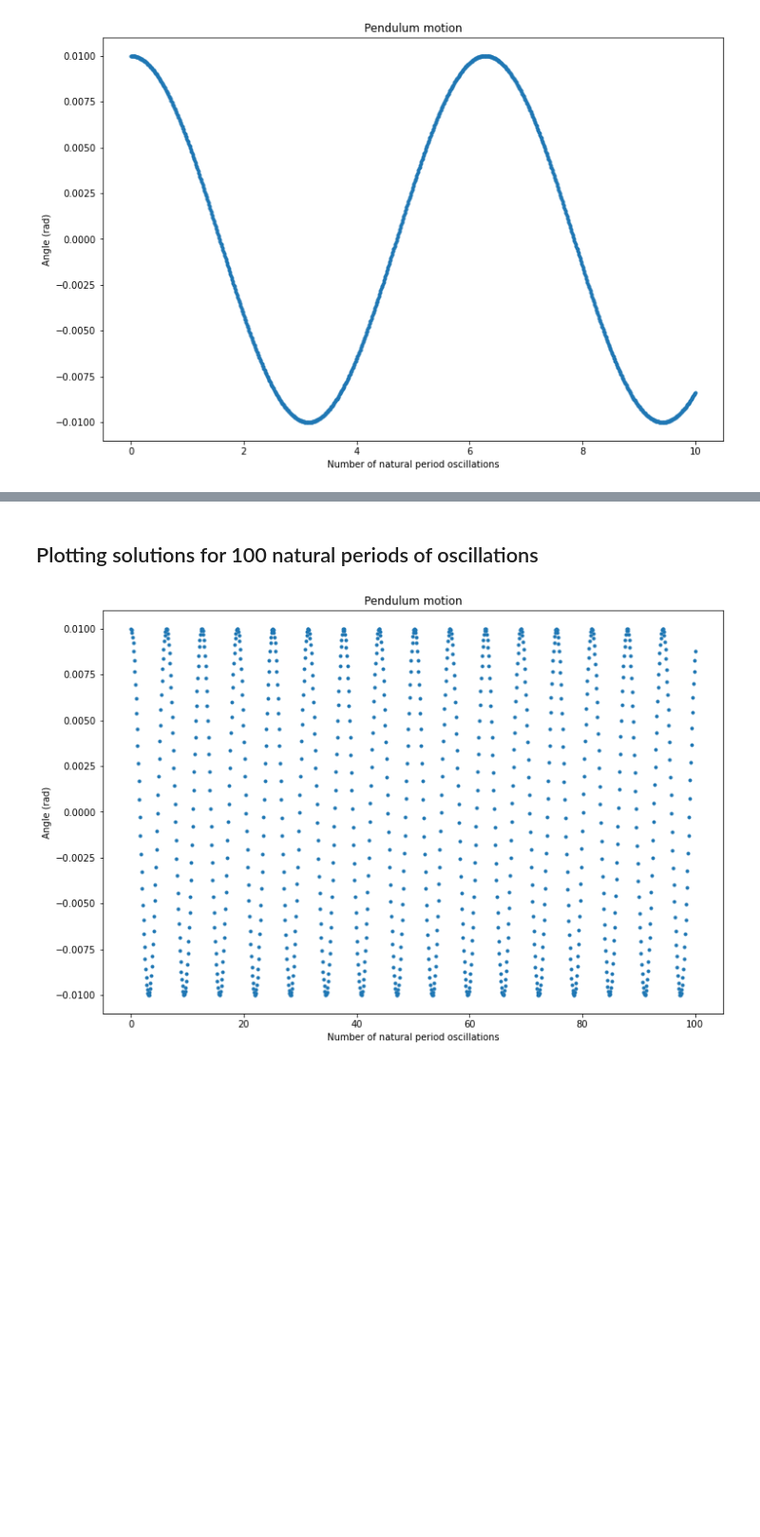
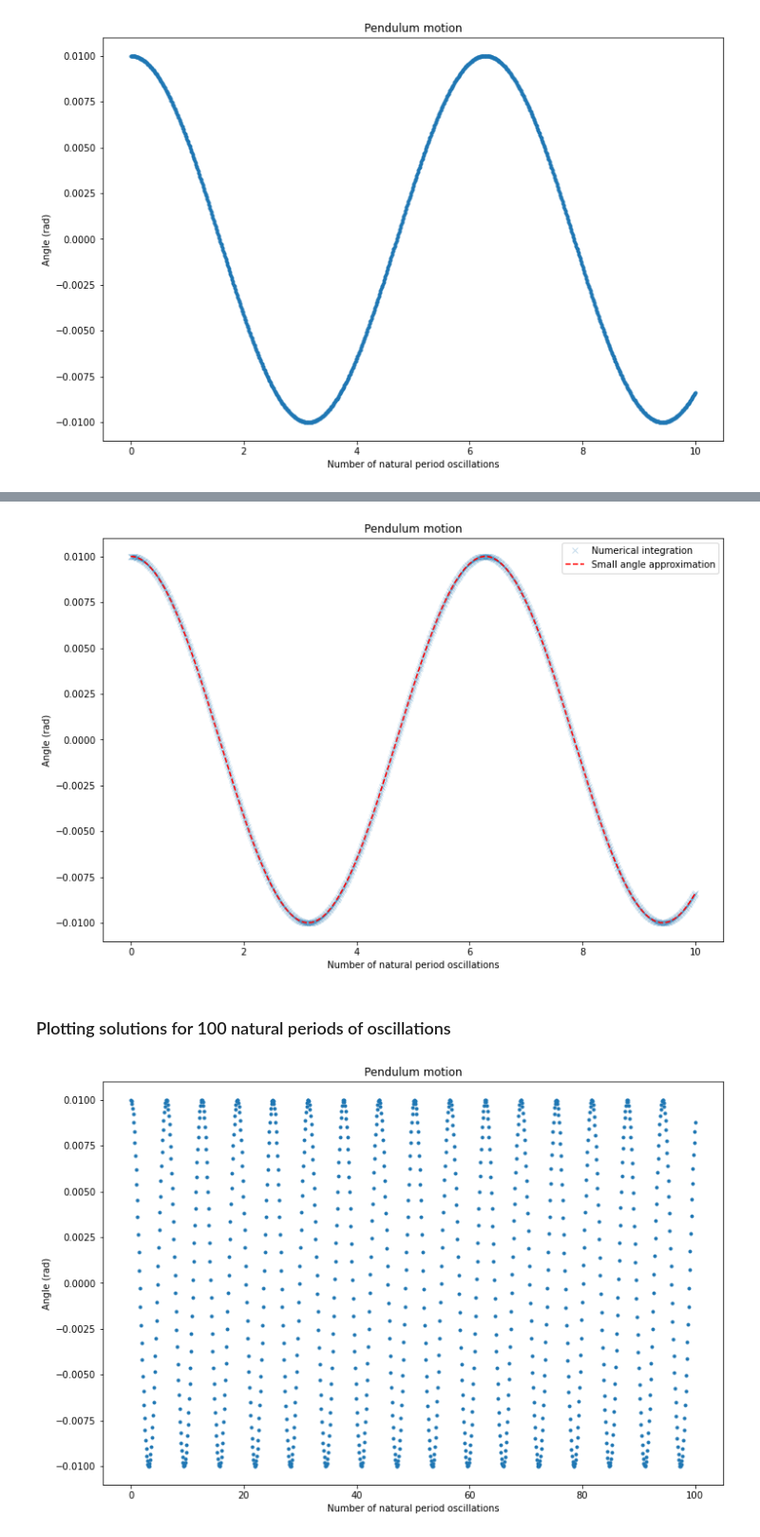
Before and after one commit to hsuchungchuan/Part-II-Computational-Physics, a Jupyter notebook: Exercise1_TheDrivenPendulum.ipynb, the cells around one changed output, grey strips where cells are left out. Shown: that part at 95% size. Drawn from its saved outputs; the diff is of its cells as text; code cells hidden in the pictures; blank space fills up the shorter version.

```diff
--- a/Exercise1_TheDrivenPendulum.ipynb
+++ b/Exercise1_TheDrivenPendulum.ipynb
@@ -73,5 +87,27 @@ plt.title('Pendulum motion');
+# %%
+## Plot the above but overlay with small angle approximations.
+
+# Plot out the time space
+t = np.linspace(0, 10, 1000)
+
+# Obtain the motion of the pendulum using numerical integration
+theta, omega = pendulum_motion.sol(t)
+
+# Obtain the motion of the pendulum using small angle approximation
+theta_small = theta0 * np.cos(np.sqrt(g/l) * t)
+
+# Plot both on the same plot
+plt.figure(figsize=(12, 8))
+plt.plot(t, theta, 'x', label='Numerical integration',alpha=0.25)
+plt.plot(t, theta_small, 'r--', label='Small angle approximation')
+plt.xlabel('Number of natural period oscillations')
+plt.ylabel('Angle (rad)')
+plt.legend()
+plt.title('Pendulum motion');
+# %% [output]
+[figure, added]
 # %% [markdown]
-## Plotting solutions for 100 natural periods of oscillations
+### Plotting solutions for 100 natural periods of oscillations
 # %%
 # Integrate the ODEs using scipy solve_ivp (method RK45 by default)
 
```
Also changed, not shown: parts of 29 cells of this notebook, 1 other file.
